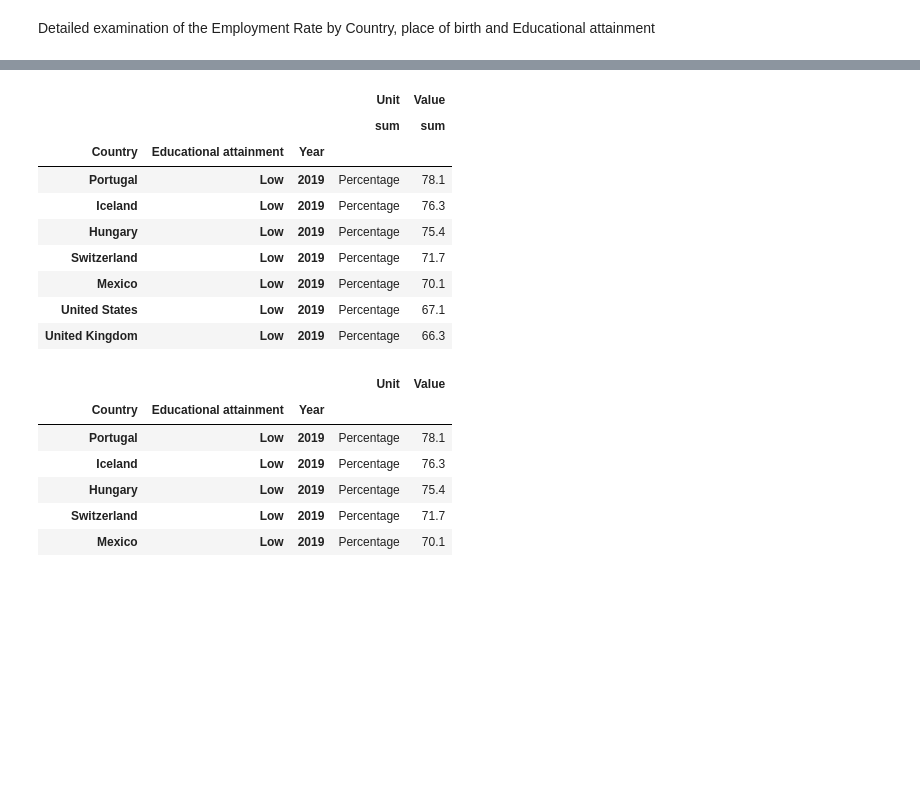
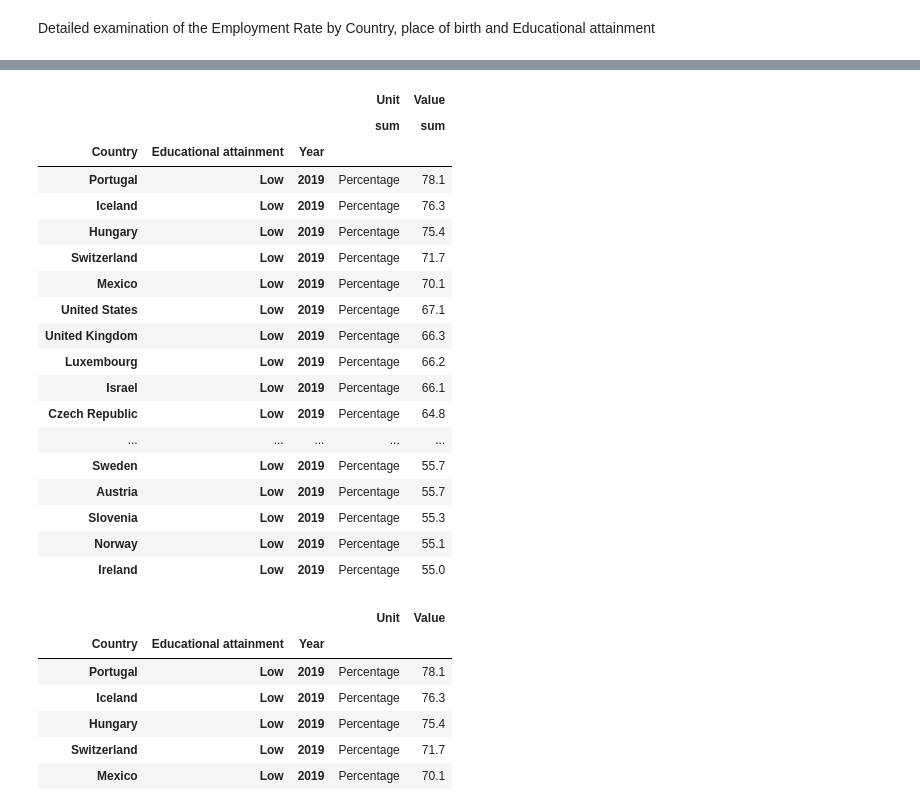
Before and after one commit to sergioabz/mid_project, a Jupyter notebook: notebooks/Cont_Analysis_midbootcamp_project.ipynb, the cells around one changed output, grey strips where cells are left out. Saved outputs shown, nothing was run; the diff lists cells and outputs as text; code cells hidden in the pictures; blank space fills up the shorter version.

```diff
--- a/notebooks/Cont_Analysis_midbootcamp_project.ipynb
+++ b/notebooks/Cont_Analysis_midbootcamp_project.ipynb
@@ -68,7 +68,7 @@ def emp_rate_edu (data: pd.DataFrame, place_of_birth: object, Educational_attain
 
 
 
-    max_immi2 = max_immi1.sort_values(by = ('Value', 'sum'), ascending=False).head(7)
+    max_immi2 = max_immi1.sort_values(by = ('Value', 'sum'), ascending=False).head(20)
 
 
     return max_immi2
@@ -105,19 +192,28 @@ data_2
 # %%
 data_2.columns = data_2.columns.droplevel(1)
 # %%
-data_3 = emp_rate_edu(data, 'Foreign-born', 'Low', 2019)
-data_3
+data_low_2019 = emp_rate_edu(data, 'Foreign-born', 'Low', 2019)
+data_low_2019
 # %% [output]
 |  |  |  | Unit | Value |
 |  |  |  | sum | sum |
 | Country | Educational attainment | Year |  |  |
 | Portugal | Low | 2019 | Percentage | 78.1 |
 | Iceland | Low | 2019 | Percentage | 76.3 |
 | Hungary | Low | 2019 | Percentage | 75.4 |
 | Switzerland | Low | 2019 | Percentage | 71.7 |
 | Mexico | Low | 2019 | Percentage | 70.1 |
 | United States | Low | 2019 | Percentage | 67.1 |
 | United Kingdom | Low | 2019 | Percentage | 66.3 |
+| Luxembourg | Low | 2019 | Percentage | 66.2 |
+| Israel | Low | 2019 | Percentage | 66.1 |
+| Czech Republic | Low | 2019 | Percentage | 64.8 |
+| ... | ... | ... | ... | ... |
+| Sweden | Low | 2019 | Percentage | 55.7 |
+| Austria | Low | 2019 | Percentage | 55.7 |
+| Slovenia | Low | 2019 | Percentage | 55.3 |
+| Norway | Low | 2019 | Percentage | 55.1 |
+| Ireland | Low | 2019 | Percentage | 55.0 |
 # %%
 data_3.columns = data_3.columns.droplevel(1)
 data_3
```
Also changed, not shown: parts of 5 cells of this notebook, 1 other file.
